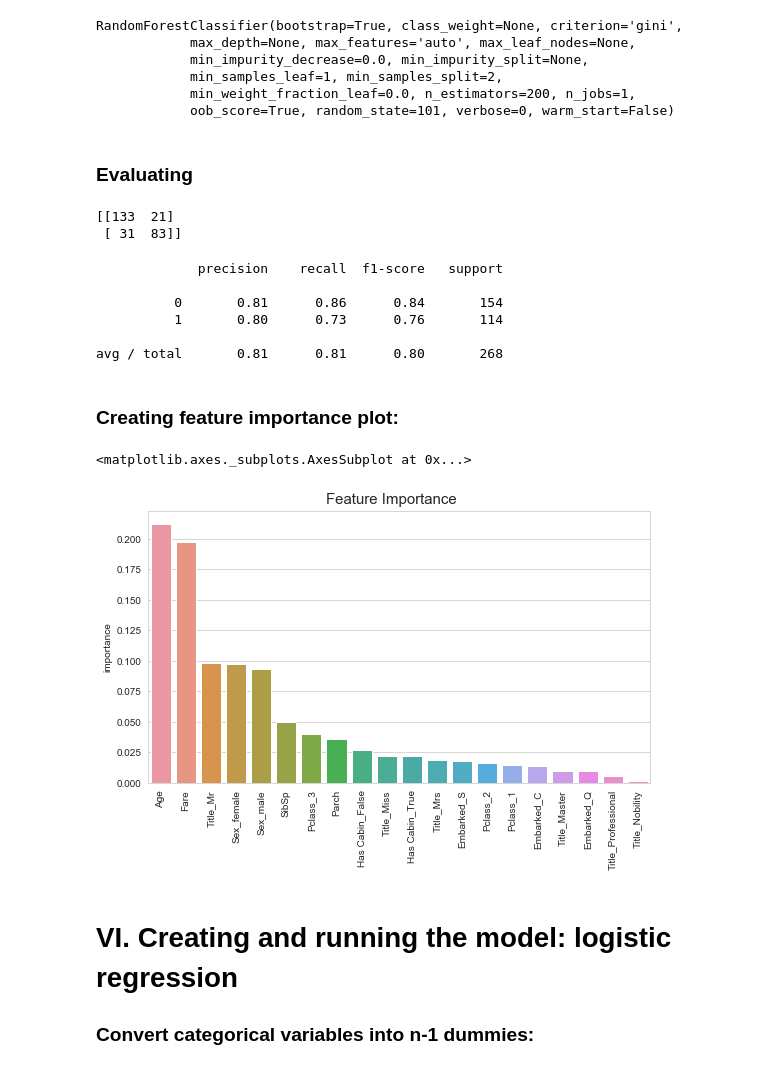
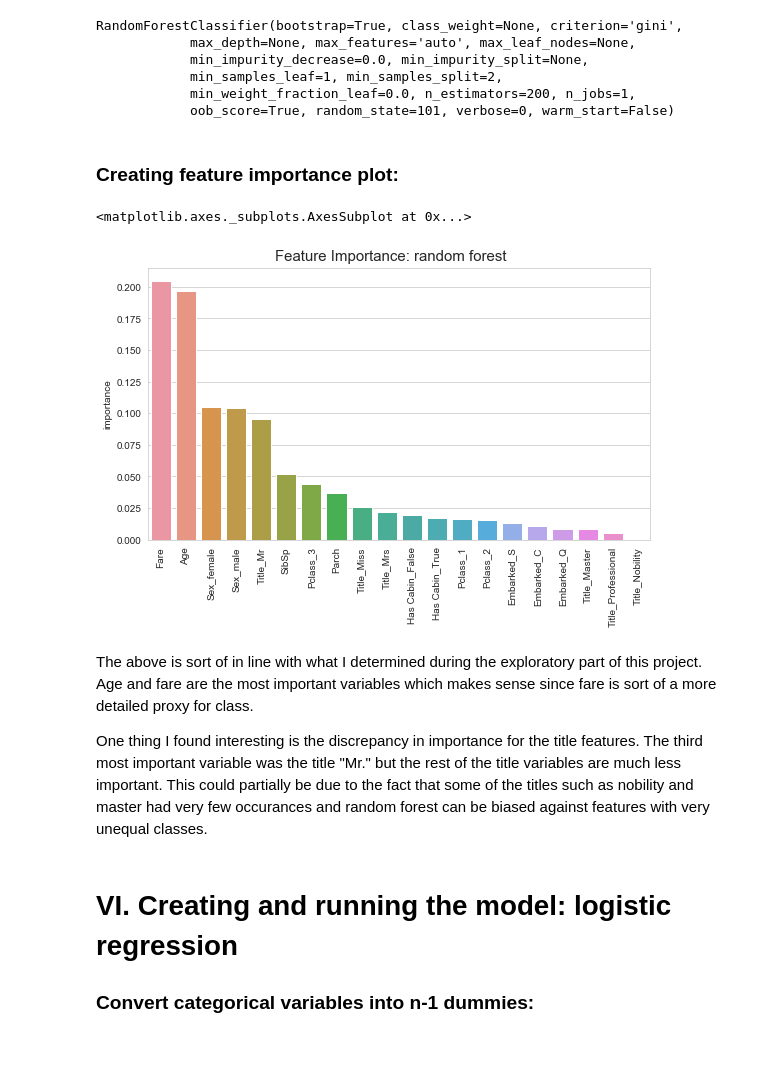
Before and after one commit to agrai1/Predicting-Survivors, a Jupyter notebook: Kaggle challenge - titanic - 9-6-18.ipynb, the cells around one changed output. Saved outputs shown, nothing was run; the diff lists cells and outputs as text; code cells hidden in the pictures.

```diff
--- a/Kaggle challenge - titanic - 9-6-18.ipynb
+++ b/Kaggle challenge - titanic - 9-6-18.ipynb
@@ -391,7 +406,7 @@ df_rf.drop(columns=['Name','Ticket','PassengerId','Family present','Family Size'
 X_rf = df_rf.drop('Survived',axis=1)
 y_rf = df_rf['Survived']
 # %%
-X_train, X_test, y_train, y_test = train_test_split(X_rf, y_rf, test_size=0.3, random_state=101)
+X_train, X_test, y_train, y_test = train_test_split(X_rf, y_rf, test_size=0.25, random_state=101, stratify=y_rf)
 # %% [markdown]
 ### Run model:
 # %%
@@ -407,34 +422,22 @@ RandomForestClassifier(bootstrap=True, class_weight=None, criterion='gini',
             oob_score=True, random_state=101, verbose=0, warm_start=False)
 # %%
 rfc_pred = rfc.predict(X_test)
-# %% [markdown]
-### Evaluating
-# %%
-print(confusion_matrix(y_test, rfc_pred))
-# %% [output]
-[[133  21]
- [ 31  83]]
-# %%
-print(classification_report(y_test, rfc_pred))
-# %% [output]
-             precision    recall  f1-score   support
-
-          0       0.81      0.86      0.84       154
-          1       0.80      0.73      0.76       114
-
-avg / total       0.81      0.81      0.80       268
 # %% [markdown]
 ### Creating feature importance plot:
 # %%
 feature_importances = pd.DataFrame(rfc.feature_importances_, index=X_train.columns, columns=['importance']).sort_values('importance', ascending=False)
 # %%
 plt.figure(figsize=(9,5))
-plt.figtext(.5,.9,'Feature Importance', fontsize=15, ha='center')
+plt.figtext(.5,.9,'Feature Importance: random forest', fontsize=15, ha='center')
 plt.xticks(rotation=90)
 sns.barplot(x=feature_importances.index, y=feature_importances['importance'], data=feature_importances)
 # %% [output]
 <matplotlib.axes._subplots.AxesSubplot at 0x...>
-[figure, old version]
+[figure, new version]
+# %% [markdown]
+The above is sort of in line with what I determined during the exploratory part of this project. Age and fare are the most important variables which makes sense since fare is sort of a more detailed proxy for class.
+
+One thing I found interesting is the discrepancy in importance for the title features. The third most important variable was the title "Mr." but the rest of the title variables are much less important. This could partially be due to the fact that some of the titles such as nobility and master had very few occurances and random forest can be biased against features with very unequal classes.
 # %% [markdown]
 # VI. Creating and running the model: logistic regression
 
```
Also changed, not shown: parts of 19 cells of this notebook.
